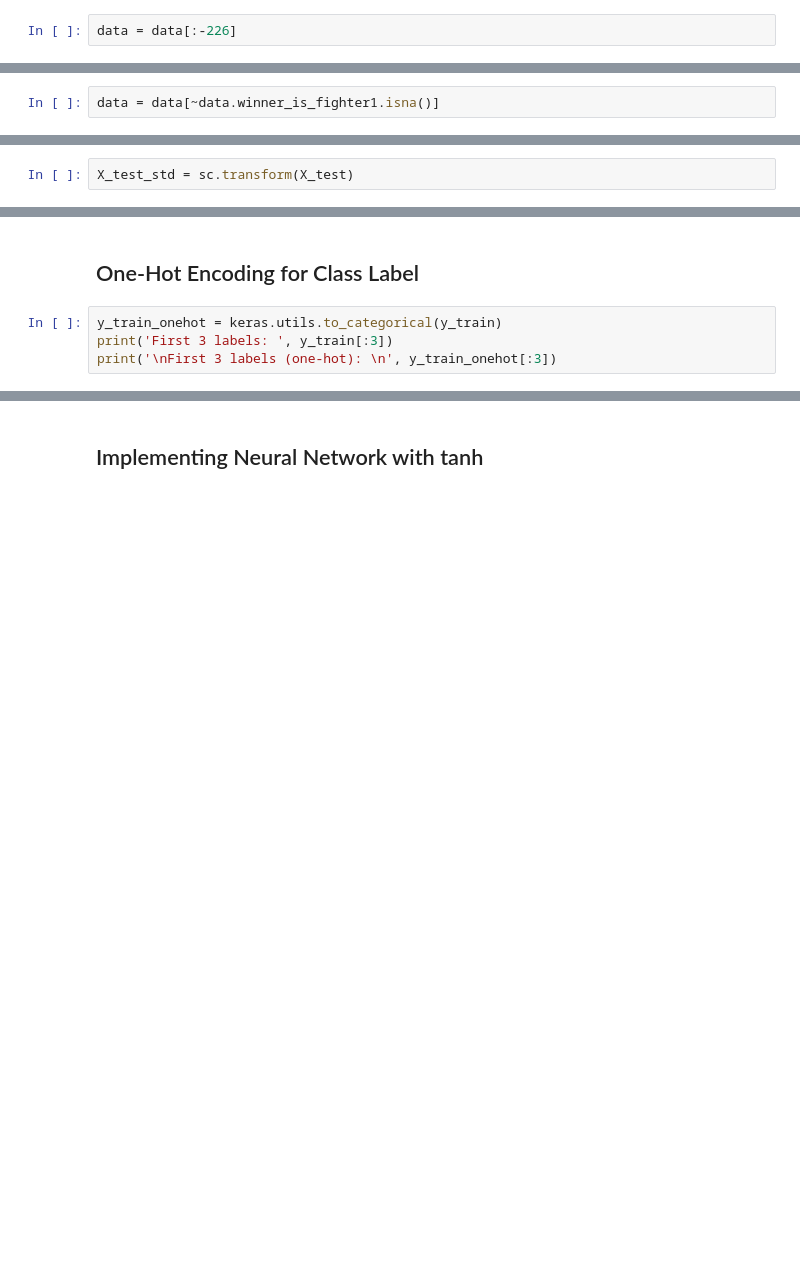
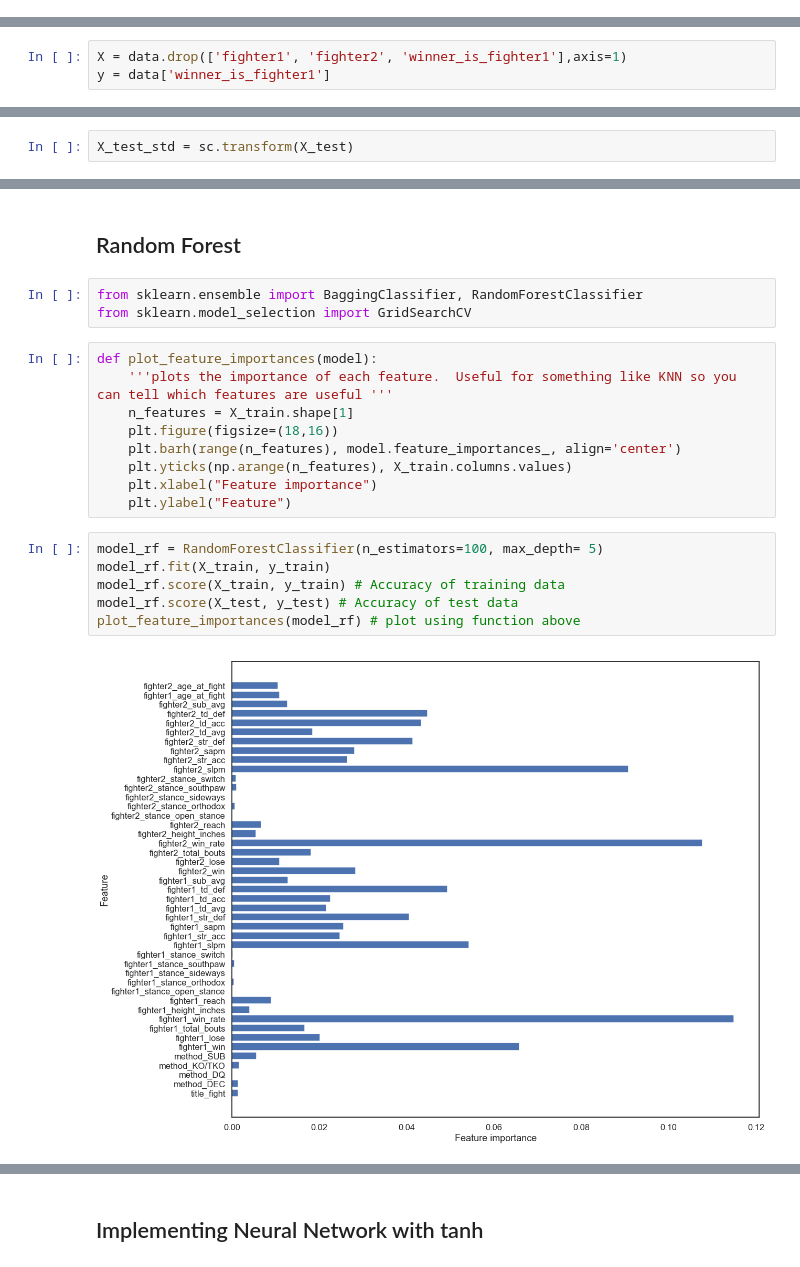
Before and after one commit to AdamBlomfield/machine_learning_ufc_data, a Jupyter notebook: notebooks/model_ab_ml_ufc.ipynb, the cells around one changed output, grey strips where cells are left out. Saved outputs shown, nothing was run; the diff lists cells and outputs as text; blank space fills up the shorter version.

```diff
--- a/notebooks/model_ab_ml_ufc.ipynb
+++ b/notebooks/model_ab_ml_ufc.ipynb
@@ -147,2 +284,0 @@ data.head(3)
-# %%
-data = data[:-226]
@@ -167,4 +285,2 @@ True
-# %%
-data = data[~data.winner_is_fighter1.isna()]
 # %% [markdown]
 ## Train:Test Split
@@ -223,0 +287,3 @@ X_Test Rows: 1304, Columns: 37
+# %%
+X = data.drop(['fighter1', 'fighter2', 'winner_is_fighter1'],axis=1)
+y = data['winner_is_fighter1']
@@ -268,6 +316,22 @@ print('X_testshape: {} \n y_test shape: {}'.format((X_test_centered.shape, y_tes
-# %% [markdown]
-## One-Hot Encoding for Class Label
-# %%
-y_train_onehot = keras.utils.to_categorical(y_train)
-print('First 3 labels: ', y_train[:3])
-print('\nFirst 3 labels (one-hot): \n', y_train_onehot[:3])
+# %% [markdown]
+## Random Forest
+# %%
+from sklearn.ensemble import BaggingClassifier, RandomForestClassifier
+from sklearn.model_selection import GridSearchCV
+# %%
+def plot_feature_importances(model):
+    '''plots the importance of each feature.  Useful for something like KNN so you can tell which features are useful '''
+    n_features = X_train.shape[1]
+    plt.figure(figsize=(18,16))
+    plt.barh(range(n_features), model.feature_importances_, align='center')
+    plt.yticks(np.arange(n_features), X_train.columns.values)
+    plt.xlabel("Feature importance")
+    plt.ylabel("Feature")
+# %%
+model_rf = RandomForestClassifier(n_estimators=100, max_depth= 5)
+model_rf.fit(X_train, y_train)
+model_rf.score(X_train, y_train) # Accuracy of training data
+model_rf.score(X_test, y_test) # Accuracy of test data
+plot_feature_importances(model_rf) # plot using function above
+# %% [output]
+[figure, added]
```
Also changed, not shown: parts of 70 cells of this notebook, 9 other files.
